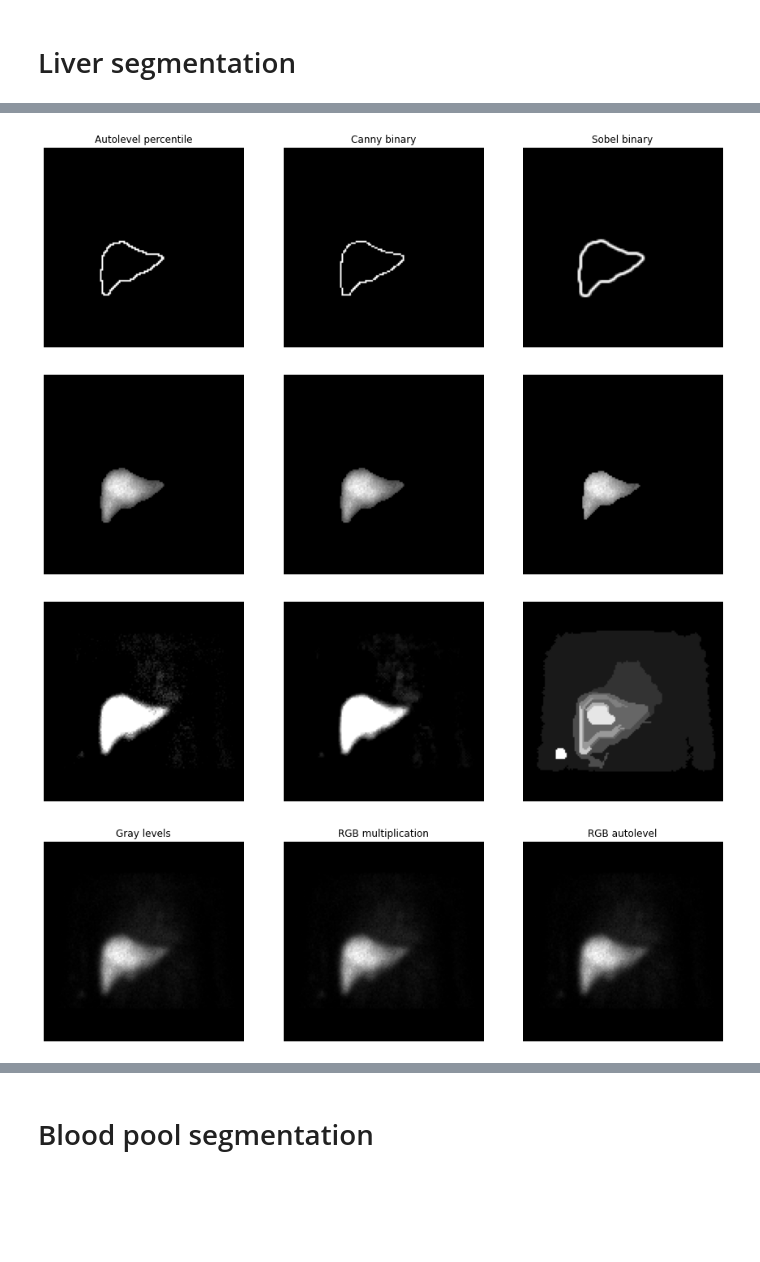
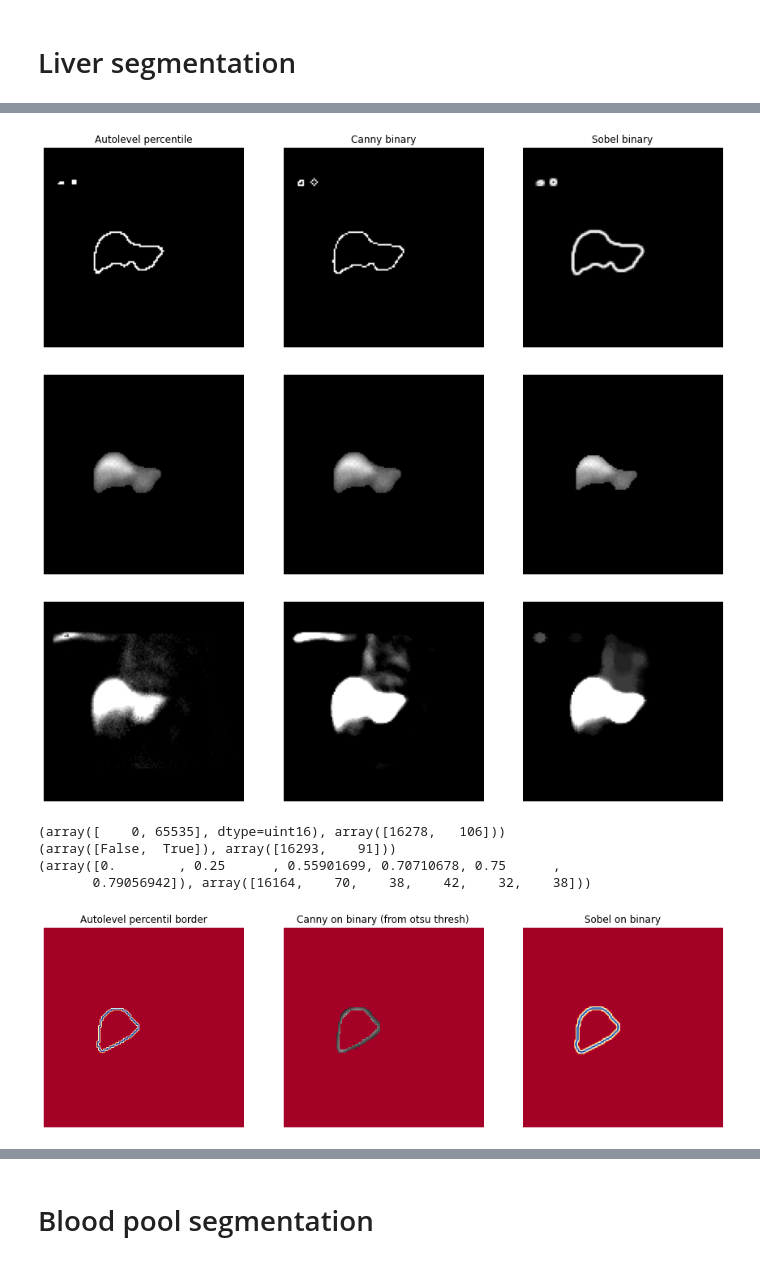
Before and after one commit to orenson/Master-thesis, a Jupyter notebook: Segmentation.ipynb, the cells around one changed output, grey strips where cells are left out. Drawn from its saved outputs; the diff is of its cells as text; code cells hidden in the pictures; blank space fills up the shorter version.

```diff
--- a/Segmentation.ipynb
+++ b/Segmentation.ipynb
@@ -54,8 +57,8 @@ def f64_2_u8(img_stack):
 # %% [markdown]
 # Importation
 # %%
-ant = pd.dcmread("Images/Dyn_Ant_HBS3bis.dcm")
-post = pd.dcmread("Images/Dyn_Post_HBS3bis.dcm")
+ant = pd.dcmread("Images/Dyn_Ant_HBS3.dcm")
+post = pd.dcmread("Images/Dyn_Post_HBS3.dcm")
 ant_pix = ant.pixel_array
 post_pix = post.pixel_array[:,:,::-1]
 mean = (ant_pix*post_pix)**(1/2)
@@ -212,22 +150,25 @@ plt.show()
 img = mean[35,:,:]
 print(img.shape)
 print(img.dtype)
-print("Number of levels =", len(np.unique(img)))
+print("Number of levels of last img = {} (from {} to {:.2f})".format(len(np.unique(img)),min(np.unique(img)),max(np.unique(img))))
 img = img.astype(int)
 
 avg = np.zeros(img.shape, dtype=np.float64)
-for i in range(len(mean[-10:])):
+for i in range(len(mean[-15:])):
     avg += mean[-i]
-avg = avg/10
+avg = avg/15
 print(avg.shape)
 print(avg.dtype)
-print("Number of levels =", len(np.unique(avg)))
+print("Number of levels of avg = {} (from {} to {:.2f})".format(len(np.unique(avg)),min(np.unique(avg)),max(np.unique(avg))))
 
 avg_norm = 255 * (avg / max(np.unique(avg)))
 avg_norm = avg_norm.astype(np.uint8)
-print("Number of levels as {} =".format(avg_norm.dtype), len(np.unique(avg_norm)))
+print("Number of levels of avg as {} = {} (from {} to {})".format(avg_norm.dtype, len(np.unique(avg_norm)),min(np.unique(avg_norm)),max(np.unique(avg_norm))))
+plt.figure(figsize=[15,6])
+plt.title('avg_norm histogram')
+h = plt.hist(avg_norm.flatten(), bins=range(256), density=False, log=True)
 
-plt.figure(figsize=[15,15])
+plt.figure(figsize=[15,6])
 plt.subplot(1,3,1)
 plt.axis('off')
 plt.title("Last frame ({})".format(img.dtype))
@@ -273,5 +215,5 @@ plt.show()
 # %%
-thresh = threshold_otsu(img_median)-10
+thresh = threshold_otsu(img_median)
 
 binary = img_median > thresh
 closed = closing(binary, disk(2))
@@ -305,7 +247,7 @@ plt.figure(figsize=[15,15])
 plt.subplot(1,3,1)
 plt.axis('off')
 plt.title("Autolevel percentile")
-plt.imshow(median(border, disk(1)), cmap=plt.cm.gray)
+plt.imshow(border, cmap=plt.cm.gray)
 plt.subplot(1,3,2)
 plt.axis('off')
 plt.title("Canny binary")
@@ -316,7 +258,7 @@ plt.title("Sobel binary")
 plt.imshow(sobel_binary, cmap=plt.cm.gray)
 plt.show()
 # %% [output]
-[figure, old version]
+[figure, new version]
 # %%
 masked_img = avg_norm * binary
 masked_closed = avg_norm * closed
@@ -334,14 +276,11 @@ plt.axis('off')
 plt.imshow(masked_eroded, cmap=plt.cm.gray)
 plt.show()
 # %% [output]
-[figure, old version]
+[figure, new version]
 # %%
 img_local1 = unsharp_mask(avg_norm, radius=20, amount=3)
-img_local2 = unsharp_mask(median(avg_norm,disk(1)), radius=20, amount=3)
-img_cluster = felzenszwalb(median(avg_norm, disk(2)), scale=100, sigma=0.5)
-
-canny1 = canny(img_local1, sigma=1)
-canny2 = canny(img_local2, sigma=1)
+img_local2 = unsharp_mask(img_median, radius=20, amount=15)
+img_local_morpho = closing(opening(img_local2, disk(3)), disk(5))
 
 
 plt.figure(figsize=[15,15])
@@ -353,30 +292,38 @@ plt.axis('off')
 plt.imshow(img_local2, cmap=plt.cm.gray)
 plt.subplot(1,3,3)
 plt.axis('off')
-plt.imshow(img_cluster, cmap=plt.cm.gray)
+plt.imshow(img_local_morpho, cmap=plt.cm.gray)
 plt.show()
 # %% [output]
-[figure, old version]
+[figure, new version]
 # %%
-#RGB transform
-img_rgb = gray2rgb(avg_norm)
-
-#img_rgb2 = gray2rgb(np.rint(img_autolev).astype(int))
-#print(np.unique(img_rgb2), len(np.unique(img_rgb2)))
+ma1 = np.ma.masked_where(border==1, border)
+ma2 = np.ma.masked_where(canny_binary==1, canny_binary)
+ma3 = np.ma.masked_where(sobel_binary==1, sobel_binary)
+print(np.unique(border, return_counts=True))
+print(np.unique(canny_binary, return_counts=True))
+print(np.unique(sobel_binary, return_counts=True))
 
 plt.figure(figsize=[15,15])
 plt.subplot(1,3,1)
-plt.title("Gray levels")
 plt.axis('off')
+plt.title("Autolevel percentil border")
 plt.imshow(avg_norm, cmap=plt.cm.gray)
+plt.imshow(ma1, cmap='RdYlBu')
 plt.subplot(1,3,2)
-plt.title("RGB multiplication")
 plt.axis('off')
-plt.imshow(img_rgb)
+plt.title("Canny on binary (from otsu thresh)")
+plt.imshow(avg_norm, cmap=plt.cm.gray)
+plt.imshow(ma2, cmap='RdYlBu')
 plt.subplot(1,3,3)
-plt.title("RGB autolevel")
 plt.axis('off')
-plt.imshow(img_rgb)
+plt.title("Sobel on binary")
+plt.imshow(avg_norm, cmap=plt.cm.gray)
+plt.imshow(ma3, cmap='RdYlBu')
 plt.show()
 # %% [output]
+(array([    0, 65535], dtype=uint16), array([16278,   106]))
+(array([False,  True]), array([16293,    91]))
+(array([0.        , 0.25      , 0.55901699, 0.70710678, 0.75      ,
+       0.79056942]), array([16164,    70,    38,    42,    32,    38]))
-[figure, old version]
+[figure, new version]
```
Also changed, not shown: parts of 21 cells of this notebook, 8 other files.
